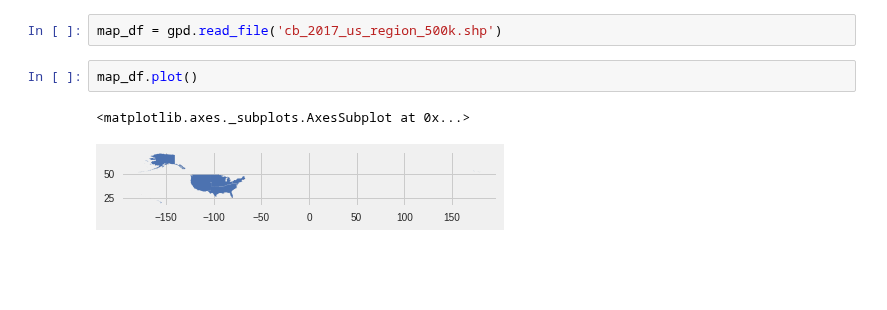
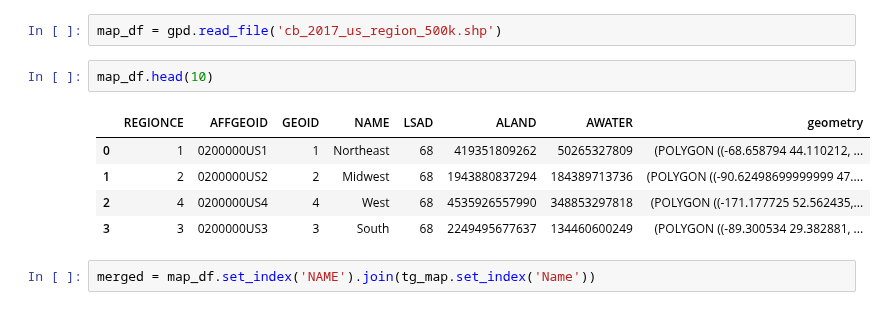
Before and after one commit to bloominstituteoftechnology/DS-Unit-1-Sprint-3-Data-Storytelling, a Jupyter notebook: module3-make-explanatory-visualizations/LS_DS_223_Make_explanatory_visualizations.ipynb, the cells around one changed output. Drawn from its saved outputs; the diff is of its cells as text; blank space fills up the shorter version.

```diff
--- a/module3-make-explanatory-visualizations/LS_DS_223_Make_explanatory_visualizations.ipynb
+++ b/module3-make-explanatory-visualizations/LS_DS_223_Make_explanatory_visualizations.ipynb
@@ -435,7 +484,12 @@ Successfully installed descartes-1.1.0
 # %%
 map_df = gpd.read_file('cb_2017_us_region_500k.shp')
-# %%
-map_df.plot()
-# %% [output]
-<matplotlib.axes._subplots.AxesSubplot at 0x...>
-[figure, removed]
+# %%
+map_df.head(10)
+# %% [output]
+|  | REGIONCE | AFFGEOID | GEOID | NAME | LSAD | ALAND | AWATER | geometry |
+| 0 | 1 | 0200000US1 | 1 | Northeast | 68 | 419351809262 | 50265327809 | (POLYGON ((-68.658794 44.110212, ... |
+| 1 | 2 | 0200000US2 | 2 | Midwest | 68 | 1943880837294 | 184389713736 | (POLYGON ((-90.62498699999999 47.... |
+| 2 | 4 | 0200000US4 | 4 | West | 68 | 4535926557990 | 348853297818 | (POLYGON ((-171.177725 52.562435,... |
+| 3 | 3 | 0200000US3 | 3 | South | 68 | 2249495677637 | 134460600249 | (POLYGON ((-89.300534 29.382881, ... |
+# %%
+merged = map_df.set_index('NAME').join(tg_map.set_index('Name'))
```
Also changed, not shown: parts of 13 cells of this notebook.
